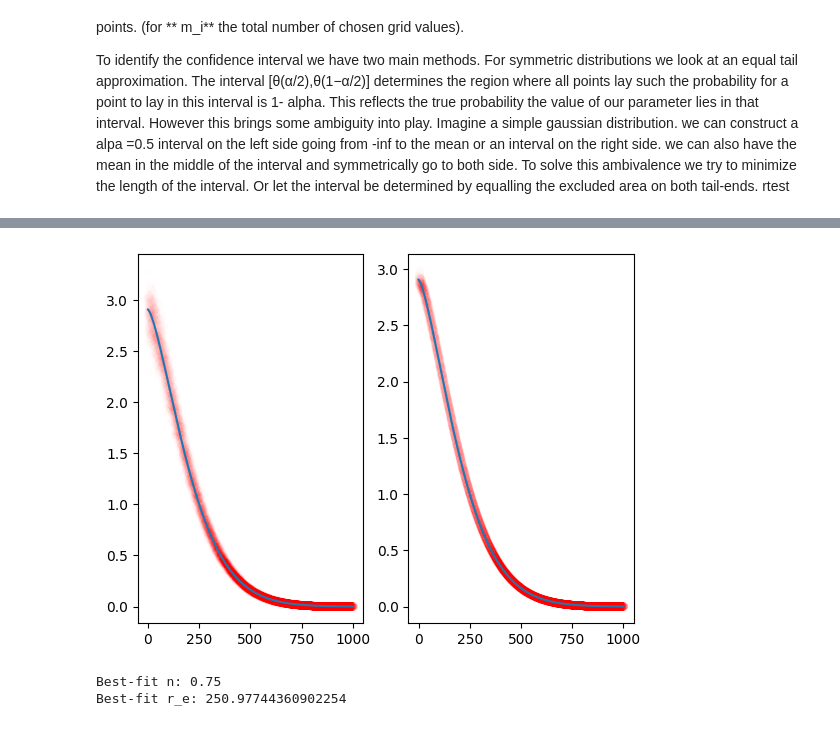
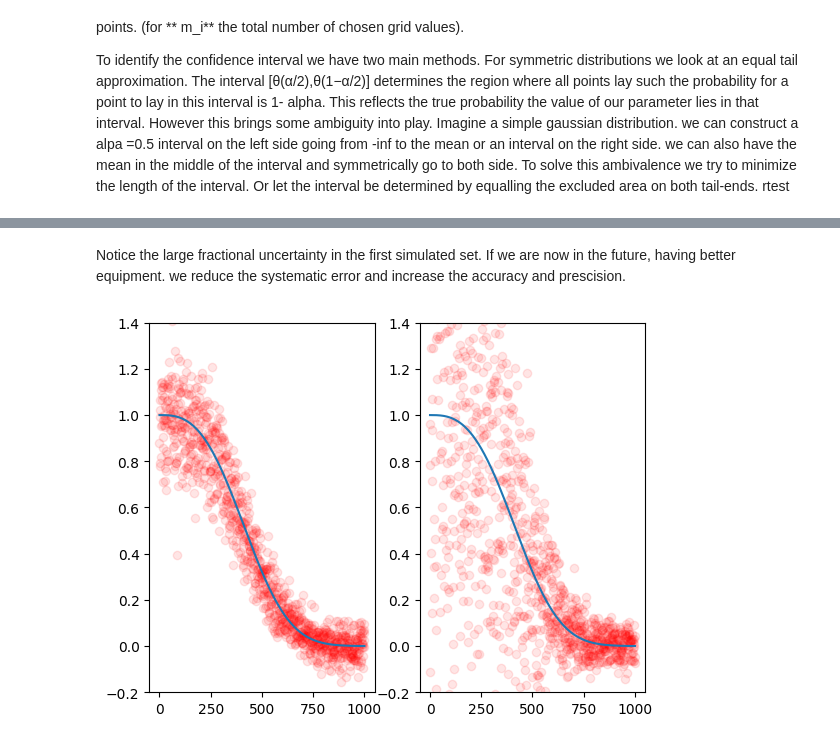
Before and after one commit to t-kist/Bayesian-Statistics-for-Astrophysics-2024, a Jupyter notebook: bayes24/lecture_notes/group4/Bundeltje/Scratchfile-Luka.ipynb, the cells around one changed output, grey strips where cells are left out. Cells and saved outputs as stored; diff of their text form; code cells hidden in the pictures.

```diff
--- a/bayes24/lecture_notes/group4/Bundeltje/Scratchfile-Luka.ipynb
+++ b/bayes24/lecture_notes/group4/Bundeltje/Scratchfile-Luka.ipynb
@@ -10,7 +17,7 @@ To identify the confidence interval we have two main methods. For symmetric dist
 import numpy as np
 import matplotlib.pyplot as plt
 import scipy.stats
-from tqdm import tqdm
+from tqdm.notebook import tqdm
 import numpy as np
 import scipy.optimize as opt
 import scipy.special as sp
@@ -22,8 +29,9 @@ np.random.seed(120847)
 
 def sersic_profile(r, r_e, n):
     """Compute the Sérsic profile"""
-    b_n = 2 * n - 1/3  # Approximation for b_n for n > 0.5
-    return np.exp(-b_n * ((r / r_e)**(1/n) - 1))
+    b_n = 2 * n - 1/3 +4/(405*n) + 46/(25515*n**2) # Approximation for b_n
+    rho = np.exp(-b_n * ((r / r_e)**(1/n) - 1))
+    return rho / np.max(rho)
 
 def sim_data(r,r_e,n, fractional_uncertainty):
 	y_true = sersic_profile(r,r_e,n)
@@ -33,19 +41,25 @@ def sim_data(r,r_e,n, fractional_uncertainty):
 
 
 R_max  = 1e3
-r_range = np.linspace(0,R_max,10000)
-
+r_range = np.linspace(0,R_max,1000)
 
 # True parameters
-true_n = 0.7
-true_r_e = 250
+true_n = 0.35
+true_r_e = 350
 
 #simulating data
 fractional_uncertainty = 0.1
-sim_r, sim_r_uncertainty = sim_data(r_range, true_r_e, true_n, fractional_uncertainty)
+
+sim_r, sim_r_uncertainty = sim_data(r_range, true_r_e , true_n, fractional_uncertainty)
 
 plt.figure()
-plt.plot(r_range, sersic_profile(r_range, true_r_e, true_n))
-plt.errorbar(r_range, sim_r,sim_r_uncertainty, alpha=0.01)
+plt.title("Sersic Profile and simulated data")
+plt.plot(r_range, sersic_profile(r_range, true_r_e, true_n), c="red", label="True profile")
+plt.scatter(r_range, sim_r, alpha=0.1, label="Simulated data")
+plt.ylim(-0.3,1.1)
+plt.grid()
+plt.xlabel("Radial distance (r)")
+plt.ylabel("Density")
+plt.legend()
 plt.show()
 # %% [output]
@@ -227,44 +155,26 @@ plt.show()
+# %% [markdown]
+Notice the large fractional uncertainty in the first simulated set. If we are now in the future, having better equipment. we reduce the systematic error and increase the accuracy and prescision.
 # %%
-fractional_uncertainty = 0.01
-sim_r_better, sim_r_uncertainty_better = sim_data(r_range, true_r_e, true_n, fractional_uncertainty)
-
+fractional_uncertainty = 0.7
+sim_r_2, sim_r_uncertainty_2 = sim_data(r_range, true_r_e, true_n, fractional_uncertainty)
 
 plt.figure()
 plt.subplot(1,2,1)
 plt.plot(r_range, sersic_profile(r_range, true_r_e, true_n))
-plt.scatter(r_range, sim_r, alpha=0.005, c="red")
+plt.scatter(r_range, sim_r, alpha=0.1, c="red")
+plt.ylim(-0.2,1.4)
 
 plt.subplot(1,2,2)
 plt.plot(r_range, sersic_profile(r_range, true_r_e, true_n))
-plt.scatter(r_range, sim_r_better, alpha=0.005, c="red")
+plt.scatter(r_range, sim_r_2, alpha=0.1, c="red")
+plt.ylim(-0.2,1.4)
 plt.show()
 # %% [output]
-[figure, old version]
+[figure, new version]
 # %%
-posterior_grid_better = np.zeros((len(r_e_space),len(n_space)))
+def updated_prior(n, r_e ):
+    if best_fit_n - 0.1 <= n <= best_fit_n + 0.1 and best_fit_r_e-25 <= r_e <= best_fit_r_e + 25:
+        return 1
+    return 0
 
-for i in tqdm(range(len(n_space))):
-    for j in range(len(r_e_space)):
-        prior = flat_prior(r_e_space[j], n_space[i] )
-
-        # Compute likelihood for this position (using the simulated data)
-        model_param = r_range, n_space[i], r_e_space[j]
-        likelihood_value_better = log_likelihood(r_range, sim_r_better, sim_r_uncertainty_better, r_e_space[j], n_space[i] )
-
-
-        posterior_grid_better[i, j] = likelihood_value_better * prior * posterior_grid_old[i,j]
-
-
-
-posterior_grid_better /= np.sum(posterior_grid_better)  # Normalize
-
-#  best-fit parameters
-max_idx = np.unravel_index(np.argmax(posterior_grid_better), posterior_grid_better.shape)
-best_fit_n_better = n_space[max_idx[0]]
-best_fit_r_e_better = r_e_space[max_idx[1]]
-
-print(f"Best-fit n: {best_fit_n_better}")
-print(f"Best-fit r_e: {best_fit_r_e_better}")
+posterior_grid_2 = posterior(n_space, r_e_space, r_range, sim_r_2, sim_r_uncertainty_2, updated_prior)
-# %% [output]
-Best-fit n: 0.75
-Best-fit r_e: 250.97744360902254
```
Also changed, not shown: parts of 18 cells of this notebook.
